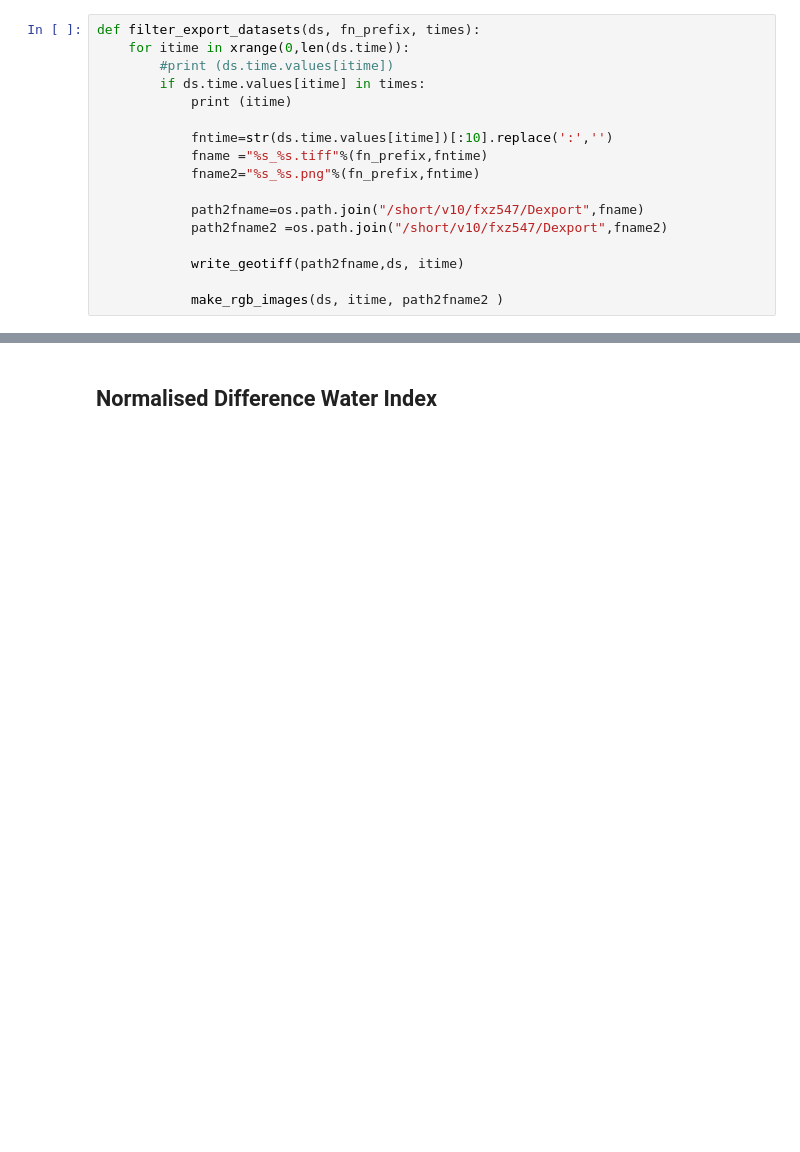
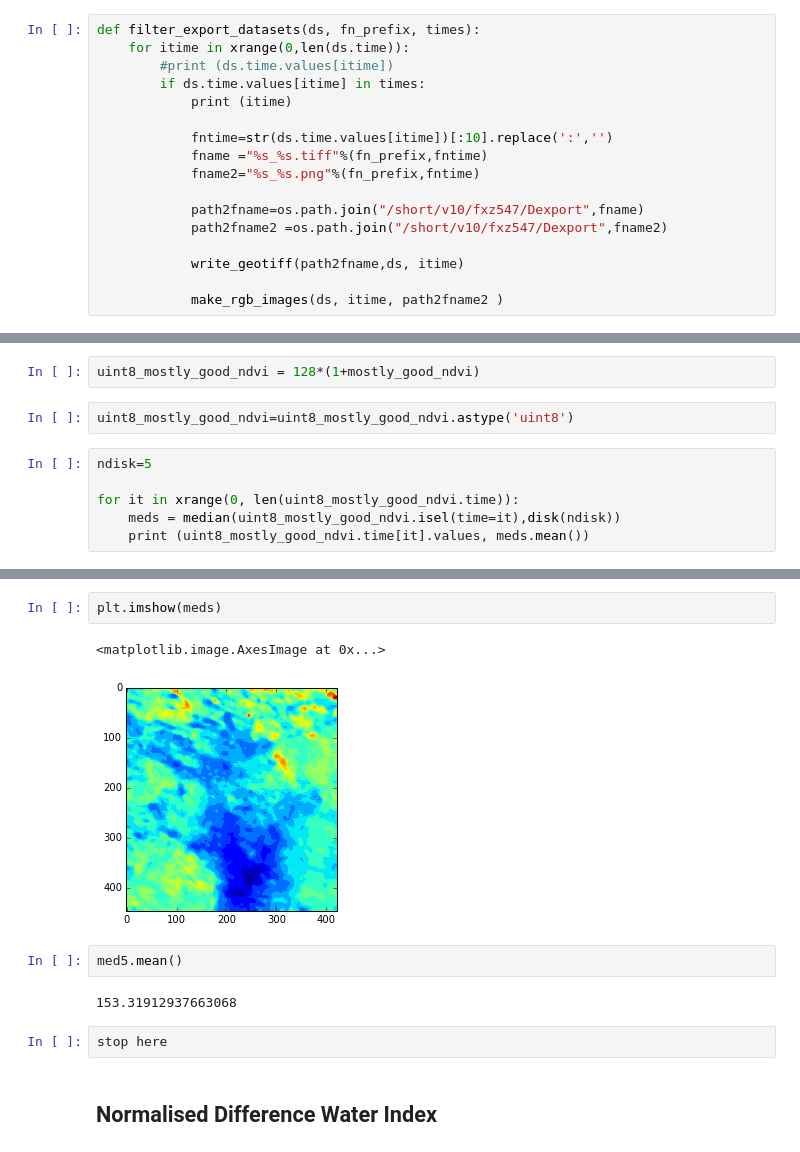
Before and after one commit to zhang01GA/geodanalytics, a Jupyter notebook: BareSoil/export_near_cloudfree_landsat_imagery_stack.ipynb, the cells around one changed output, grey strips where cells are left out. Saved outputs shown, nothing was run; the diff lists cells and outputs as text; blank space fills up the shorter version.

```diff
--- a/BareSoil/export_near_cloudfree_landsat_imagery_stack.ipynb
+++ b/BareSoil/export_near_cloudfree_landsat_imagery_stack.ipynb
@@ -594,0 +588,10 @@ mostly_good_ndvi.sel(y=-3955361, x=1549813, method='nearest').plot()
+# %%
+uint8_mostly_good_ndvi = 128*(1+mostly_good_ndvi)
+# %%
+uint8_mostly_good_ndvi=uint8_mostly_good_ndvi.astype('uint8')
+# %%
+ndisk=5
+
+for it in xrange(0, len(uint8_mostly_good_ndvi.time)):
+    meds = median(uint8_mostly_good_ndvi.isel(time=it),disk(ndisk))
+    print (uint8_mostly_good_ndvi.time[it].values, meds.mean())
@@ -595,3 +616,14 @@ mostly_good_ndvi.sel(y=-3955361, x=1549813, method='nearest').plot()
+# %%
+plt.imshow(meds)
+# %% [output]
+<matplotlib.image.AxesImage at 0x...>
+[figure, added]
+# %%
+med5.mean()
+# %% [output]
+153.31912937663068
+# %%
+stop here
 # %% [markdown]
 ## Normalised Difference Water Index
 # %%
```
Also changed, not shown: parts of 24 cells of this notebook, 3 other files.
